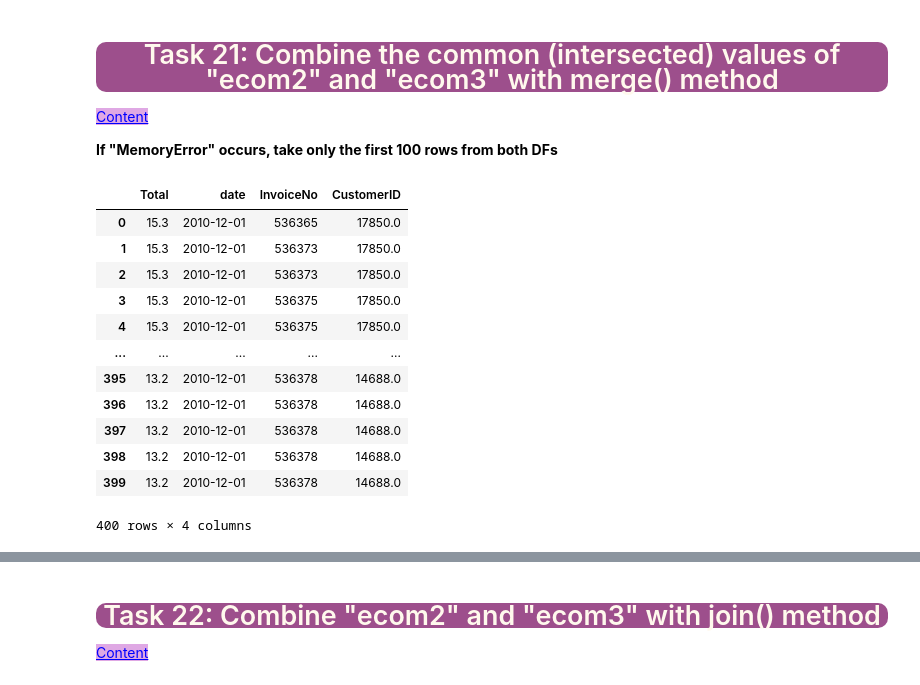
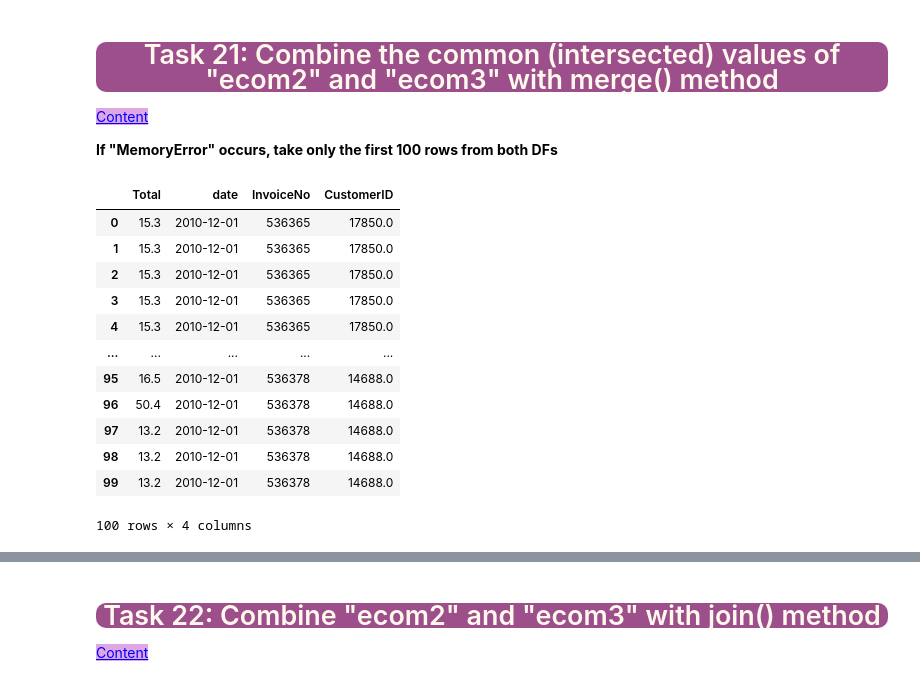
Before and after one commit to HasanDnr/DAwPY-ASSIGNMENT, a Jupyter notebook: DAwPY_Assignment_02_DA8121_Hasan.ipynb, the cells around one changed output, grey strips where cells are left out. Drawn from its saved outputs; the diff is of its cells as text; code cells hidden in the pictures.

```diff
--- a/DAwPY_Assignment_02_DA8121_Hasan.ipynb
+++ b/DAwPY_Assignment_02_DA8121_Hasan.ipynb
@@ -992,3 +1031,6 @@ ecom.loc[:4, 'StockCode']
 3    84029
 4    84029
 Name: StockCode, dtype: object
+# %%
+ecom.loc[:4, 'StockCode'] = ecom.loc[:4, 'StockCode'].str.strip('ABGE')
+ecom.loc[:4, 'StockCode']
@@ -1097,25 +1146,25 @@ style="color:blue; background-color:#dfa8e4" data-toggle="popover">Content</a>
 **If "MemoryError" occurs, take only the first 100 rows from both DFs**
 # %%
 # YOUR CODE IS HERE
-ecom2 = ecom2.head(100)
-ecom3 = ecom3.head(100)
+df1 = ecom2.head(100)
+df2 = ecom3.head(100)
 
-merged_ecom = pd.merge(ecom2, ecom3, on = 'Total')
+merged_ecom = pd.merge(df1, df2[df2.duplicated(subset = 'Total',keep = 'first') == False], on = 'Total')
 merged_ecom
 # %% [output]
 |  | Total | date | InvoiceNo | CustomerID |
 | 0 | 15.3 | 2010-12-01 | 536365 | 17850.0 |
-| 1 | 15.3 | 2010-12-01 | 536373 | 17850.0 |
-| 2 | 15.3 | 2010-12-01 | 536373 | 17850.0 |
-| 3 | 15.3 | 2010-12-01 | 536375 | 17850.0 |
-| 4 | 15.3 | 2010-12-01 | 536375 | 17850.0 |
+| 1 | 15.3 | 2010-12-01 | 536365 | 17850.0 |
+| 2 | 15.3 | 2010-12-01 | 536365 | 17850.0 |
+| 3 | 15.3 | 2010-12-01 | 536365 | 17850.0 |
+| 4 | 15.3 | 2010-12-01 | 536365 | 17850.0 |
 | ... | ... | ... | ... | ... |
-| 395 | 13.2 | 2010-12-01 | 536378 | 14688.0 |
-| 396 | 13.2 | 2010-12-01 | 536378 | 14688.0 |
-| 397 | 13.2 | 2010-12-01 | 536378 | 14688.0 |
-| 398 | 13.2 | 2010-12-01 | 536378 | 14688.0 |
-| 399 | 13.2 | 2010-12-01 | 536378 | 14688.0 |
+| 95 | 16.5 | 2010-12-01 | 536378 | 14688.0 |
+| 96 | 50.4 | 2010-12-01 | 536378 | 14688.0 |
+| 97 | 13.2 | 2010-12-01 | 536378 | 14688.0 |
+| 98 | 13.2 | 2010-12-01 | 536378 | 14688.0 |
+| 99 | 13.2 | 2010-12-01 | 536378 | 14688.0 |
-400 rows × 4 columns
+100 rows × 4 columns
 # %% [markdown]
 Desired Output:
 
```
Also changed, not shown: parts of 12 cells of this notebook.
